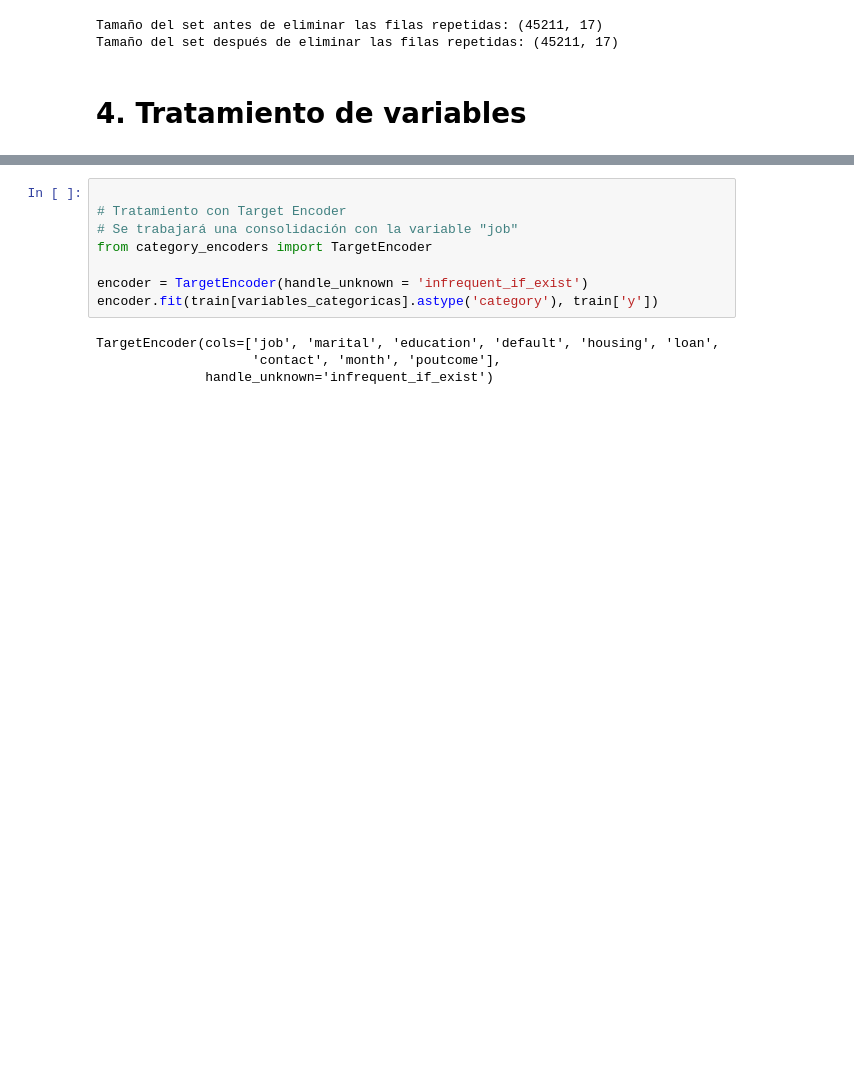
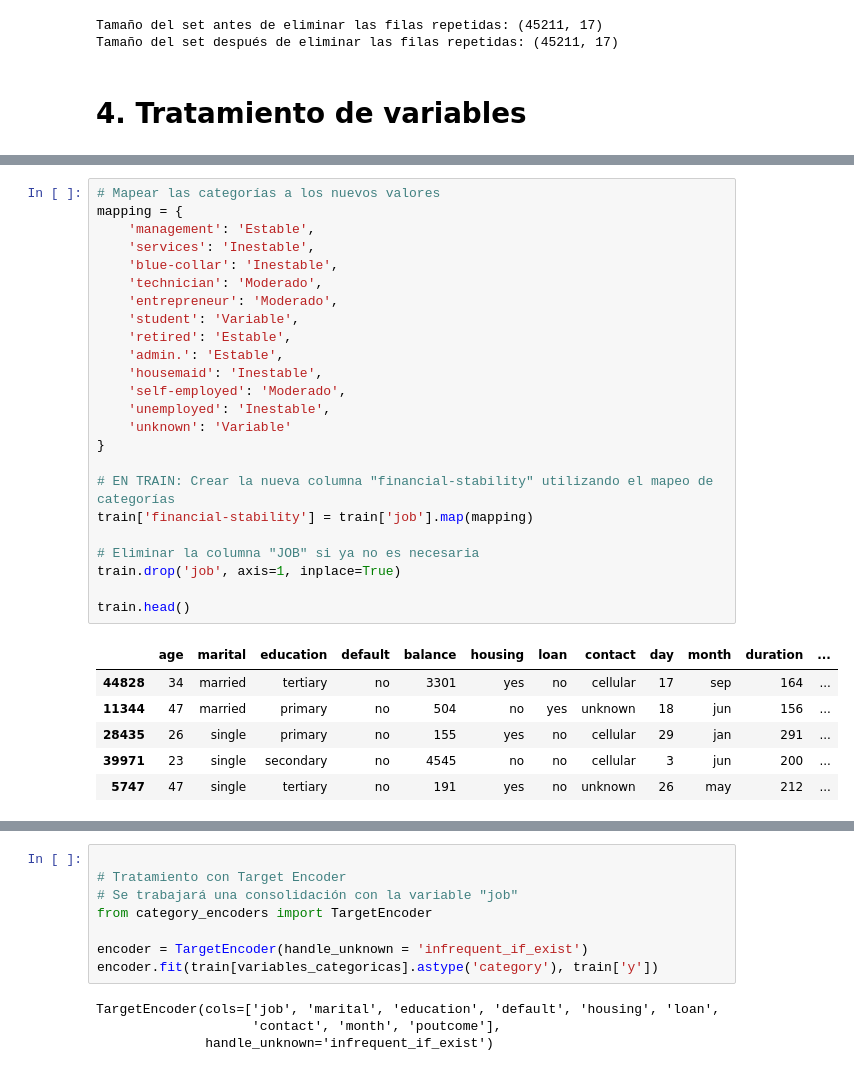
Before and after one commit to jdug1981/proyecto_final, a Jupyter notebook: Proyecto_final_final.ipynb, the cells around one changed output, grey strips where cells are left out. Saved outputs shown, nothing was run; the diff lists cells and outputs as text; blank space fills up the shorter version.

```diff
--- a/Proyecto_final_final.ipynb
+++ b/Proyecto_final_final.ipynb
@@ -491,0 +526,31 @@ Name: poutcome, dtype: object
+# %%
+# Mapear las categorías a los nuevos valores
+mapping = {
+    'management': 'Estable',
+    'services': 'Inestable',
+    'blue-collar': 'Inestable',
+    'technician': 'Moderado',
+    'entrepreneur': 'Moderado',
+    'student': 'Variable',
+    'retired': 'Estable',
+    'admin.': 'Estable',
+    'housemaid': 'Inestable',
+    'self-employed': 'Moderado',
+    'unemployed': 'Inestable',
+    'unknown': 'Variable'
+}
+
+# EN TRAIN: Crear la nueva columna "financial-stability" utilizando el mapeo de categorías
+train['financial-stability'] = train['job'].map(mapping)
+
+# Eliminar la columna "JOB" si ya no es necesaria
+train.drop('job', axis=1, inplace=True)
+
+train.head()
+# %% [output]
+|  | age | marital | education | default | balance | housing | loan | contact | day | month | duration | ... |
+| 44828 | 34 | married | tertiary | no | 3301 | yes | no | cellular | 17 | sep | 164 | ... |
+| 11344 | 47 | married | primary | no | 504 | no | yes | unknown | 18 | jun | 156 | ... |
+| 28435 | 26 | single | primary | no | 155 | yes | no | cellular | 29 | jan | 291 | ... |
+| 39971 | 23 | single | secondary | no | 4545 | no | no | cellular | 3 | jun | 200 | ... |
+| 5747 | 47 | single | tertiary | no | 191 | yes | no | unknown | 26 | may | 212 | ... |
```
Also changed, not shown: parts of 35 cells of this notebook.
